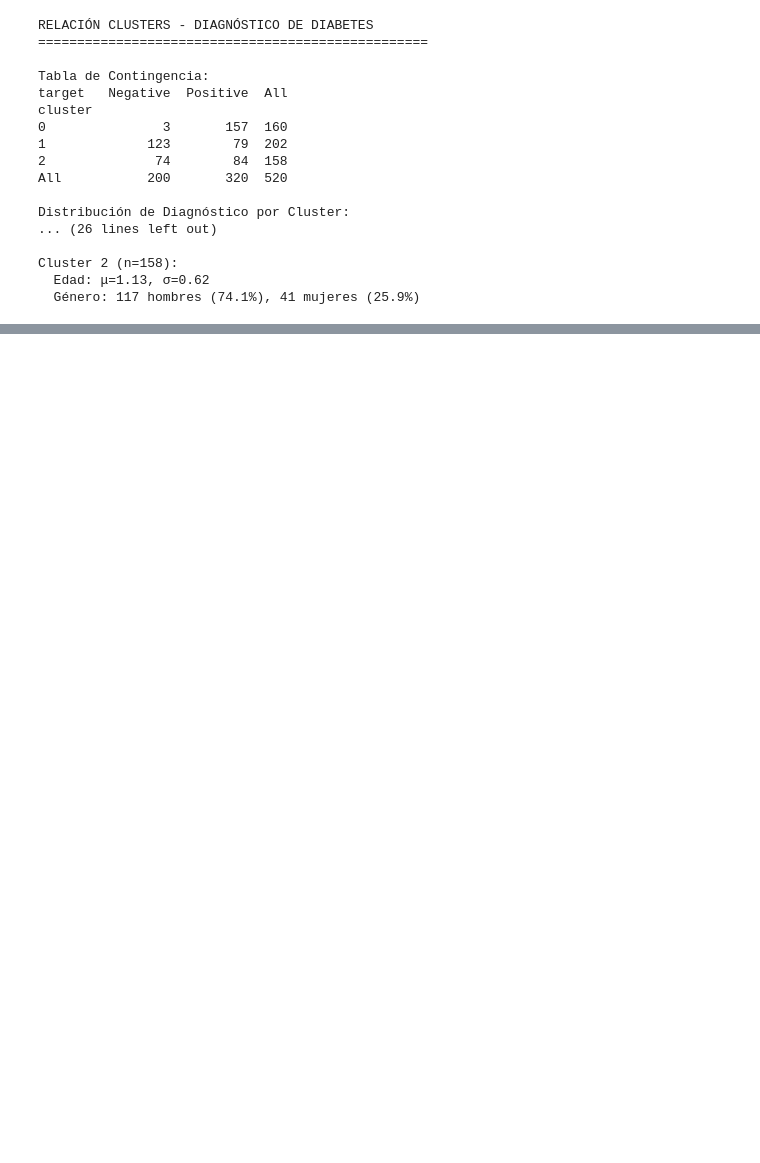
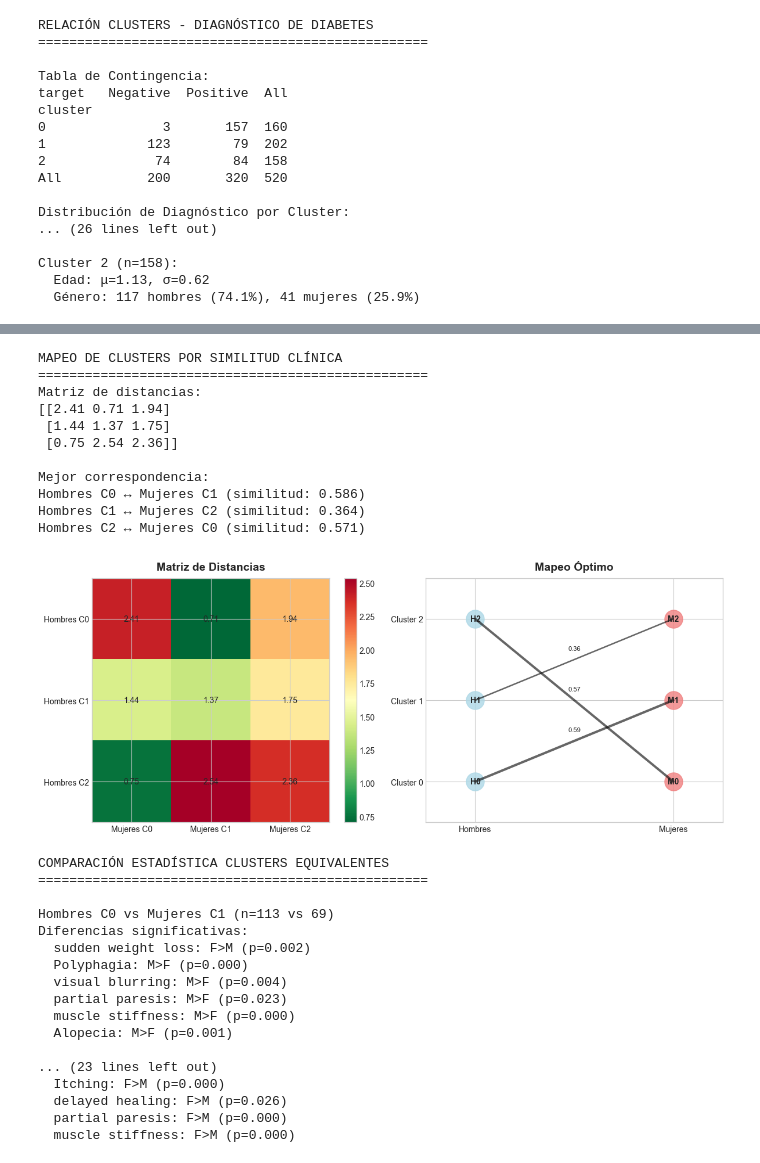
Before and after one commit to PameBlanca/FCD_UV_2025, a Jupyter notebook: Diabetes_project/notebook/02_diabetes_clustering_analysis.ipynb, the cells around one changed output, grey strips where cells are left out. Drawn from its saved outputs; the diff is of its cells as text; code cells hidden in the pictures; blank space fills up the shorter version.

```diff
--- a/Diabetes_project/notebook/02_diabetes_clustering_analysis.ipynb
+++ b/Diabetes_project/notebook/02_diabetes_clustering_analysis.ipynb
@@ -939,0 +1144,34 @@ Cluster 2 (n=158):
+# %%
+cluster_mappings = match_clusters_by_symptoms(gender_results)
+plot_cluster_mapping(gender_results, cluster_mappings)
+compare_equivalent_clusters(gender_results, cluster_mappings)
+# %% [output]
+MAPEO DE CLUSTERS POR SIMILITUD CLÍNICA
+==================================================
+Matriz de distancias:
+[[2.41 0.71 1.94]
+ [1.44 1.37 1.75]
+ [0.75 2.54 2.36]]
+
+Mejor correspondencia:
+Hombres C0 ↔ Mujeres C1 (similitud: 0.586)
+Hombres C1 ↔ Mujeres C2 (similitud: 0.364)
+Hombres C2 ↔ Mujeres C0 (similitud: 0.571)
+[figure, added]
+COMPARACIÓN ESTADÍSTICA CLUSTERS EQUIVALENTES
+==================================================
+
+Hombres C0 vs Mujeres C1 (n=113 vs 69)
+Diferencias significativas:
+  sudden weight loss: F>M (p=0.002)
+  Polyphagia: M>F (p=0.000)
+  visual blurring: M>F (p=0.004)
+  partial paresis: M>F (p=0.023)
+  muscle stiffness: M>F (p=0.000)
+  Alopecia: M>F (p=0.001)
+
+... (23 lines left out)
+  Itching: F>M (p=0.000)
+  delayed healing: F>M (p=0.026)
+  partial paresis: F>M (p=0.000)
+  muscle stiffness: F>M (p=0.000)
```
Also changed, not shown: parts of 3 cells of this notebook.
